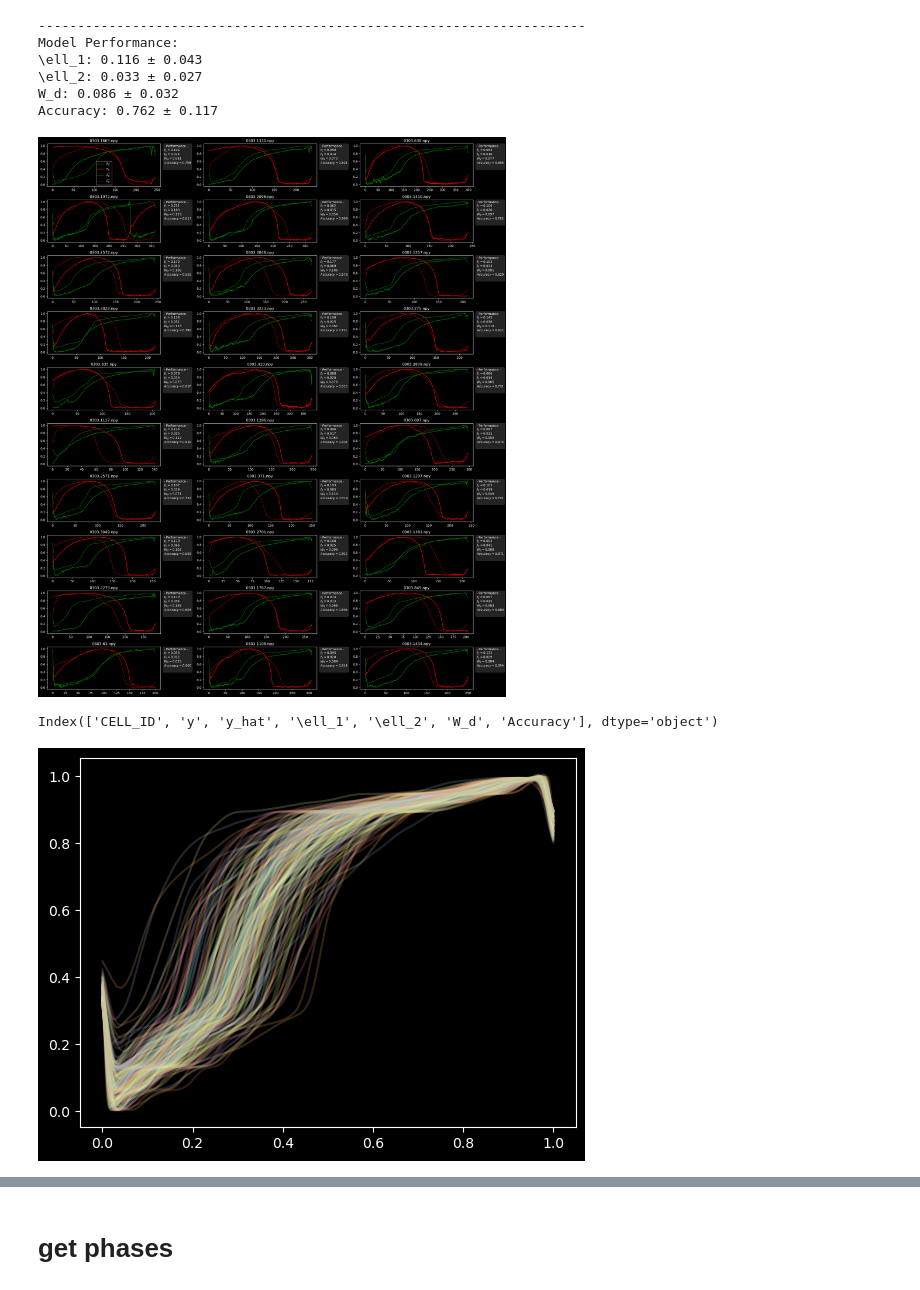
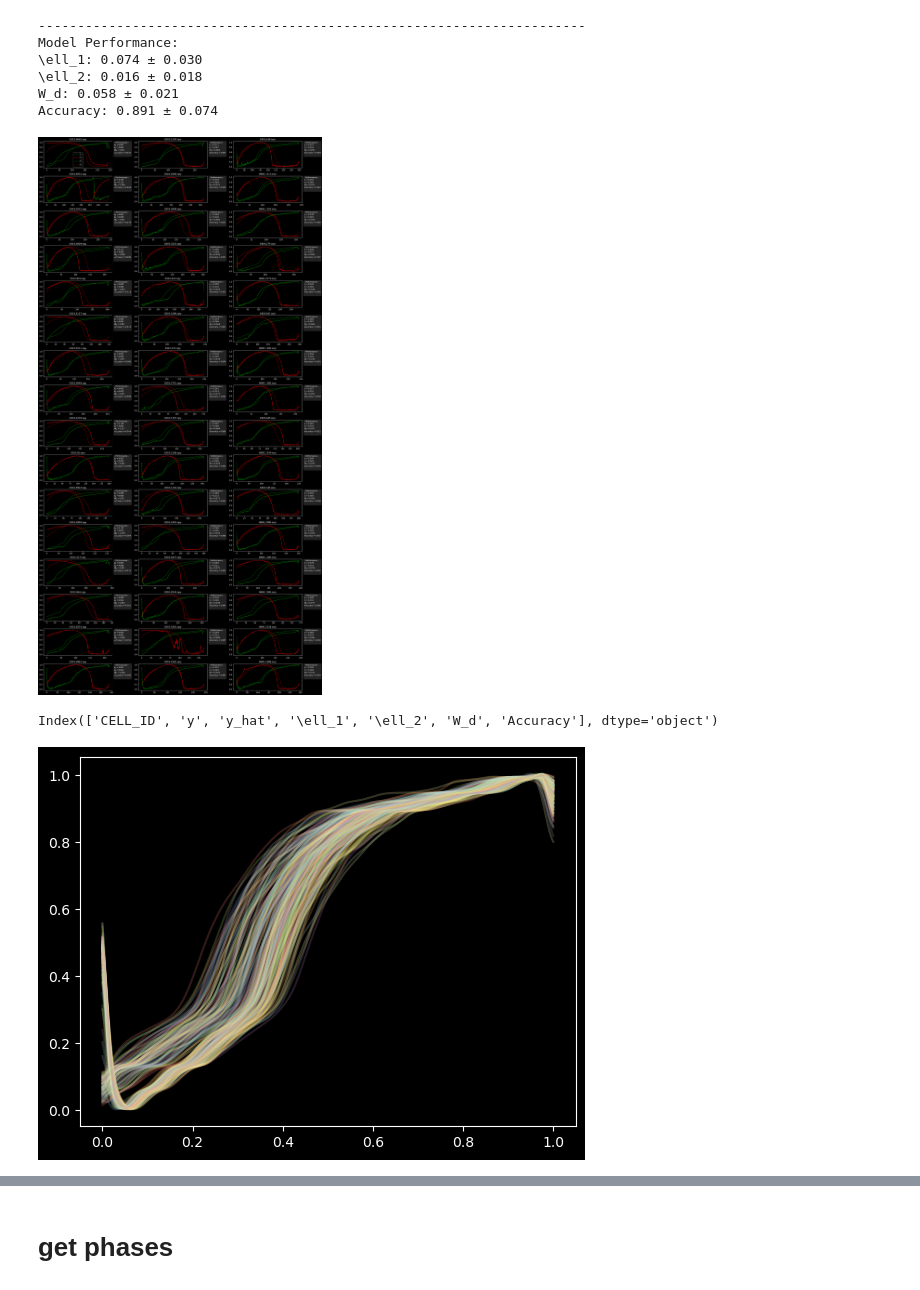
Before and after one commit to louisleger/cell-cycle, a Jupyter notebook: result_dycep.ipynb, the cells around one changed output, grey strips where cells are left out. Cells and saved outputs as stored; diff of their text form; code cells hidden in the pictures.

```diff
--- a/result_dycep.ipynb
+++ b/result_dycep.ipynb
@@ -96,12 +65,13 @@ Epoch 5/5
 # %%
-conf_path = "weights/config-22.json"
+model_number = 32
+
+conf_path = f"weights/config-{model_number}.json"
 
 # load dict in .json file
 with open(conf_path, "r") as file:
     config = json.load(file)
 
-config["train_loss"]
-config["test_loss"]
+img_channel = config['img_channels']
 
 print(config.keys())
 plt.plot(config["test_loss"], label="test")
@@ -119,10 +106,10 @@ dict_keys(['number', 'path', 'name', 'model_type', 'img_channels', 'batch_size',
 from modules.learning.evaluate import Evaluation
 
 
-model.load_state_dict(torch.load("weights/model-20.pt"))
+model.load_state_dict(torch.load(f"weights/model-{model_number}.pt"))
 
 eval = Evaluation()
 eval.fit(
-    PATH + "track_datasets/control_mm/test/", model, img_channels=[0], smoothing=True
+    PATH + "track_datasets/control_mm/test/", model, img_channels=img_channel, smoothing=True
 )
 # %% [output]
@@ -132,14 +119,14 @@ To enable the following instructions: AVX2 FMA, in other operations, rebuild Ten
 # %%
 print(eval.summary())
-eval.visualize_predicted_tracks(30)
+eval.visualize_predicted_tracks(50)
 # %% [output]
 ----------------------------------------------------------------------
 Model Performance:
-\ell_1: 0.116 ± 0.043
-\ell_2: 0.033 ± 0.027
-W_d: 0.086 ± 0.032
-Accuracy: 0.762 ± 0.117
+\ell_1: 0.074 ± 0.030
+\ell_2: 0.016 ± 0.018
+W_d: 0.058 ± 0.021
+Accuracy: 0.891 ± 0.074
-[figure, old version]
+[figure, new version]
 # %%
 eval.prediction_df.columns
 # %% [output]
@@ -150,7 +137,7 @@ for i in range(200):
     tau = np.linspace(0, 1, track.shape[0])
     plt.plot(tau, track[:, 0], alpha=0.2)
 # %% [output]
-[figure, old version]
+[figure, new version]
 # %%
 for i in range(100):
     track = eval.prediction_df.y_hat[i]
```
Also changed, not shown: parts of 11 cells of this notebook, 2 other files.
